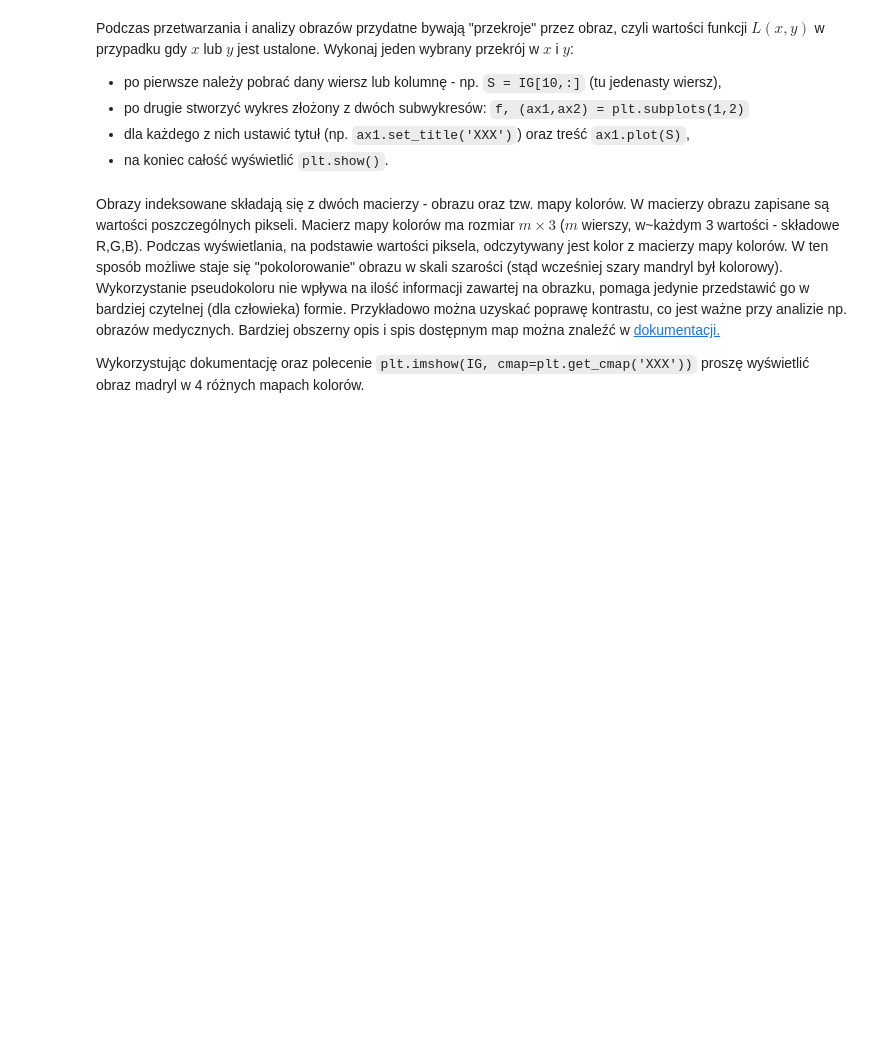
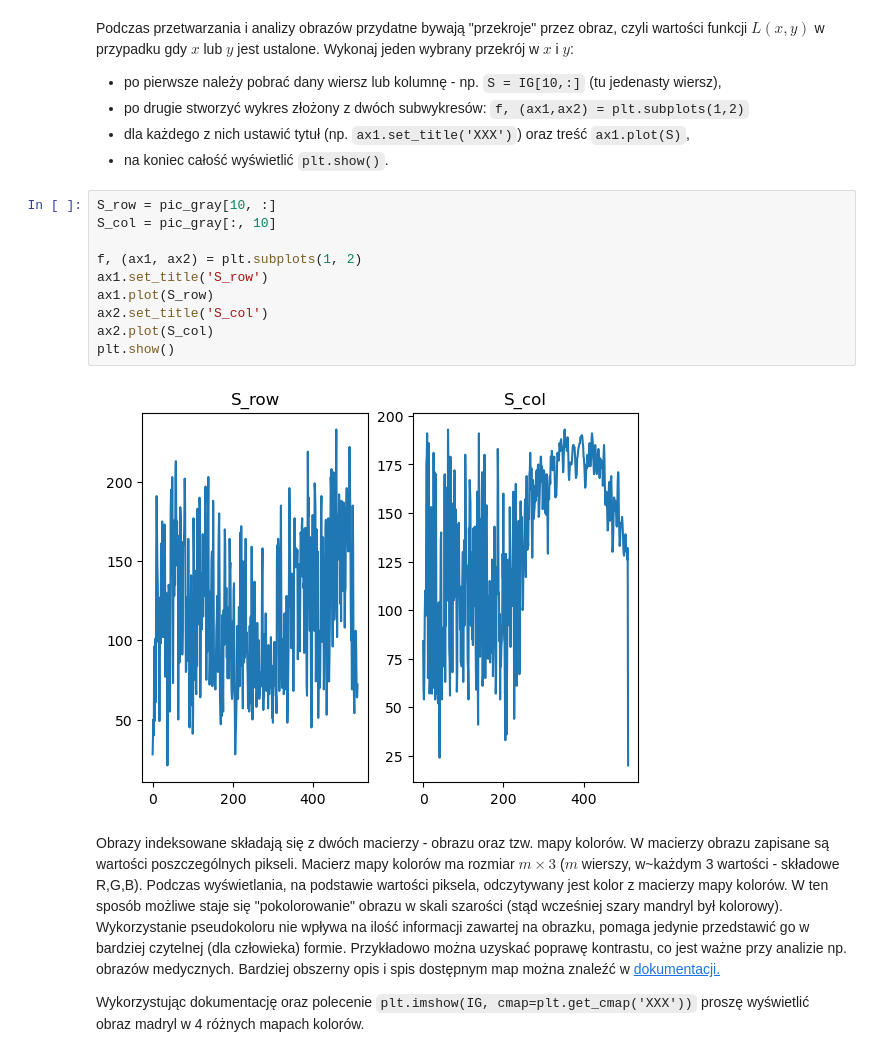
Before and after one commit to lursz/DigitalImageProcessing-Course, a Jupyter notebook: lab1/lab.ipynb, the cells around one changed output. Cells and saved outputs as stored; diff of their text form; blank space fills up the shorter version.

```diff
--- a/lab1/lab.ipynb
+++ b/lab1/lab.ipynb
@@ -89,6 +96,18 @@ Wykonaj jeden wybrany przekrój w $x$ i $y$:
 - po drugie stworzyć wykres złożony z dwóch subwykresów: `f, (ax1,ax2) = plt.subplots(1,2)`
 - dla każdego z nich ustawić tytuł (np. `ax1.set_title('XXX')`) oraz treść `ax1.plot(S)`,
 - na koniec całość wyświetlić `plt.show()`.
+# %%
+S_row = pic_gray[10, :]
+S_col = pic_gray[:, 10]
+
+f, (ax1, ax2) = plt.subplots(1, 2)
+ax1.set_title('S_row')
+ax1.plot(S_row)
+ax2.set_title('S_col')
+ax2.plot(S_col)
+plt.show()
+# %% [output]
+[figure, added]
 # %% [markdown]
 Obrazy indeksowane składają się z dwóch macierzy - obrazu oraz tzw. mapy kolorów.
 W macierzy obrazu zapisane są wartości poszczególnych pikseli.
```
Also changed, not shown: parts of 6 cells of this notebook, 2 other files.
